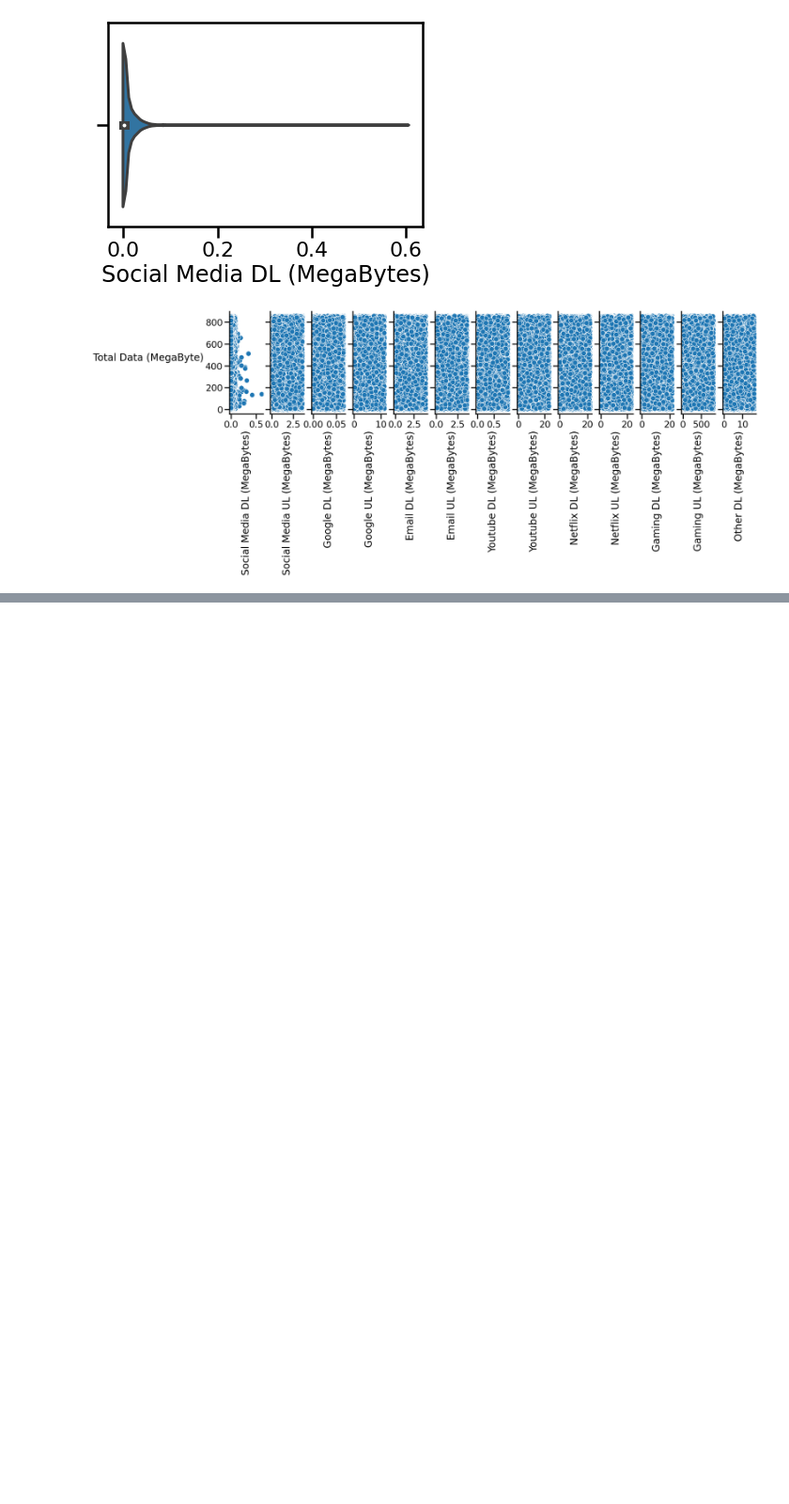
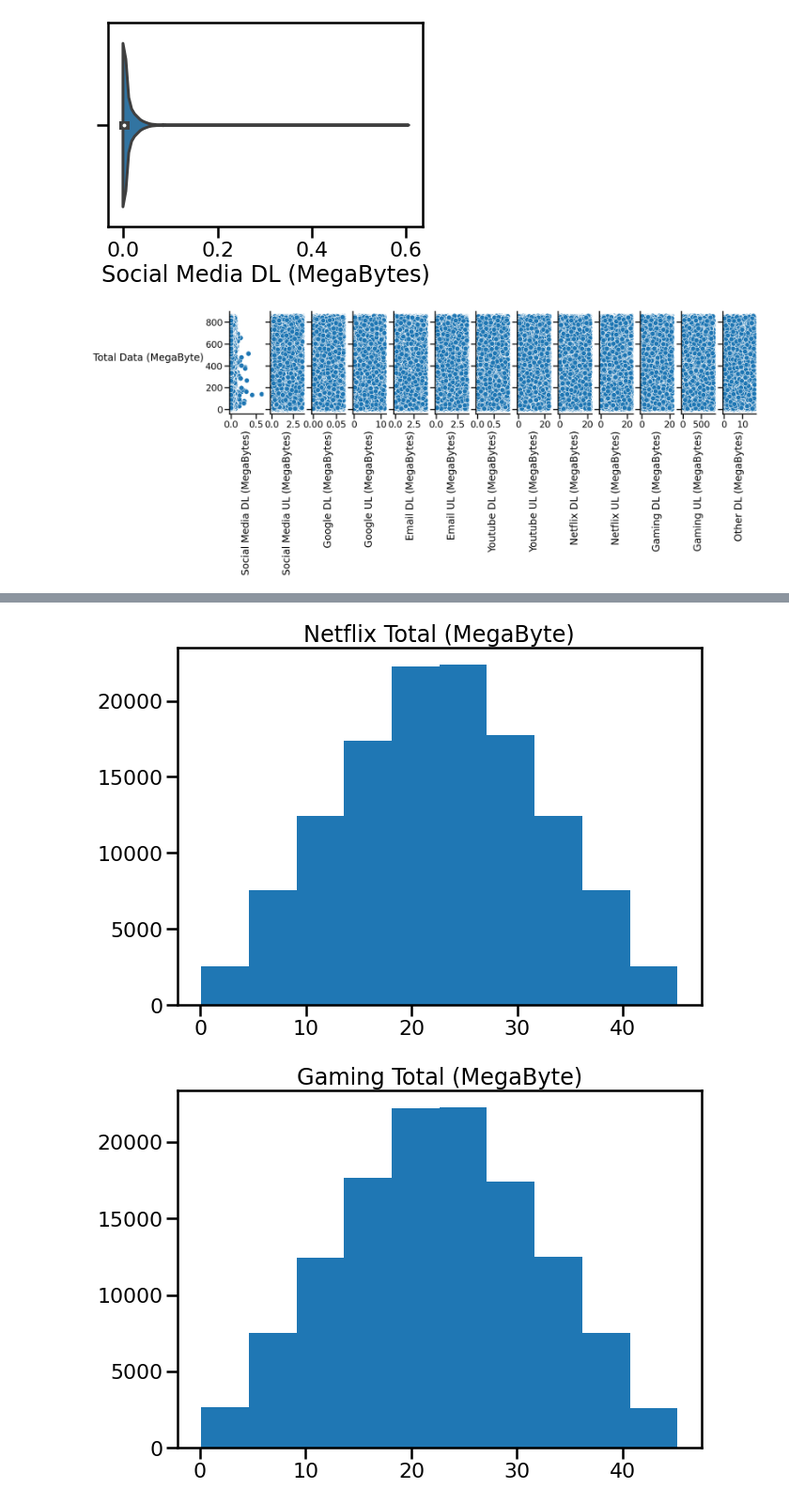
Before and after one commit to KutashiMA/Telecom_User_Analytics, a Jupyter notebook: User_Analytics.ipynb, the cells around one changed output, grey strips where cells are left out. Shown at 94% size. Cells and saved outputs as stored; diff of their text form; code cells hidden in the pictures; blank space fills up the shorter version.

```diff
--- a/User_Analytics.ipynb
+++ b/User_Analytics.ipynb
@@ -916,0 +1110,15 @@ plt.show()
+# %%
+# function to plot histogram of specified column
+def plot_hist(df, col, bins = None):
+    plt.figure(figsize=(10,7))
+    plt.hist(df[col], bins=bins)
+    plt.title(col)
+    plt.show()
+# %%
+# plotting top 3 most used
+for i in check[:3]:
+    nil, name = i
+    plot_hist(n_df,name)
+# %% [output]
+[figure, added]
+[figure, added]
```
Also changed, not shown: parts of 123 cells of this notebook.
